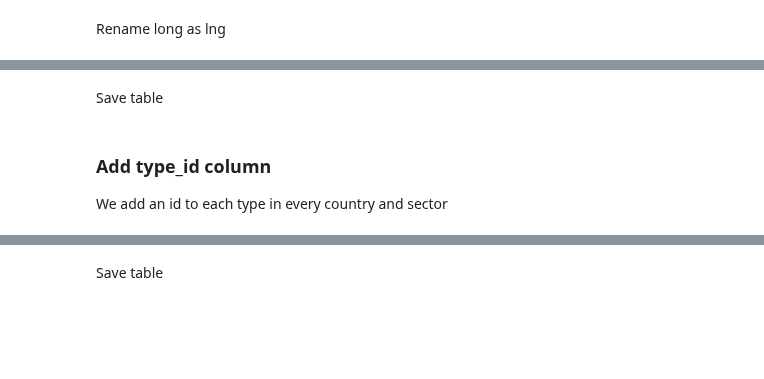
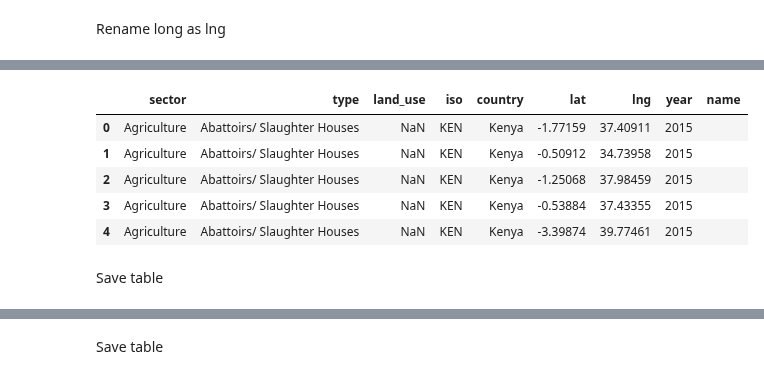
Before and after one commit to Vizzuality/notebooks, a Jupyter notebook: i2i/fspmaps/fspmaps_data_final.ipynb, the cells around one changed output, grey strips where cells are left out. Saved outputs shown, nothing was run; the diff lists cells and outputs as text; code cells hidden in the pictures; blank space fills up the shorter version.

```diff
--- a/i2i/fspmaps/fspmaps_data_final.ipynb
+++ b/i2i/fspmaps/fspmaps_data_final.ipynb
@@ -601,0 +155,6 @@ df.head()
+# %%
+df_kenAgri = pd.DataFrame(columns=['sector','type','land_use','iso','country','lat','lng','year','name'])
+df_kenAgri[['type','lat','lng']] = kenAgri[['type','lat','lng']]
+df_kenAgri[['sector','iso','country','year','name']] = ['Agriculture','KEN','Kenya',2015,'']
+df_kenAgri.sort_values('type', inplace=True)
+df_ken = pd.concat([df_ken,df_kenAgri])
@@ -602,3 +173,20 @@ df.head()
+# %%
+df_kenFin = pd.DataFrame(columns=['sector','type','land_use','iso','country','lat','lng','year','name'])
+df_kenFin[['type','lat','lng','name']] = kenFin[['type','lat','lng','atm_name']]
+df_kenFin[['sector','iso','country','year']] = ['Finance','KEN','Kenya',2015]
+df_kenFin.sort_values('type', inplace=True)
+df_ken = pd.concat([df_ken,df_kenFin])
+# %%
+# Reset index
+df_ken.reset_index(drop=True, inplace=True)
+df_ken.head()
+# %% [output]
+|  | sector | type | land_use | iso | country | lat | lng | year | name |
+| 0 | Agriculture | Abattoirs/ Slaughter Houses | NaN | KEN | Kenya | -1.77159 | 37.40911 | 2015 |  |
+| 1 | Agriculture | Abattoirs/ Slaughter Houses | NaN | KEN | Kenya | -0.50912 | 34.73958 | 2015 |  |
+| 2 | Agriculture | Abattoirs/ Slaughter Houses | NaN | KEN | Kenya | -1.25068 | 37.98459 | 2015 |  |
+| 3 | Agriculture | Abattoirs/ Slaughter Houses | NaN | KEN | Kenya | -0.53884 | 37.43355 | 2015 |  |
+| 4 | Agriculture | Abattoirs/ Slaughter Houses | NaN | KEN | Kenya | -3.39874 | 39.77461 | 2015 |  |
 # %% [markdown]
 Save table
 # %%
@@ -606,3 +193,0 @@ Save table
-# %% [markdown]
-### Add type_id column
-We add an id to each type in every country and sector
```
Also changed, not shown: parts of 183 cells of this notebook.
